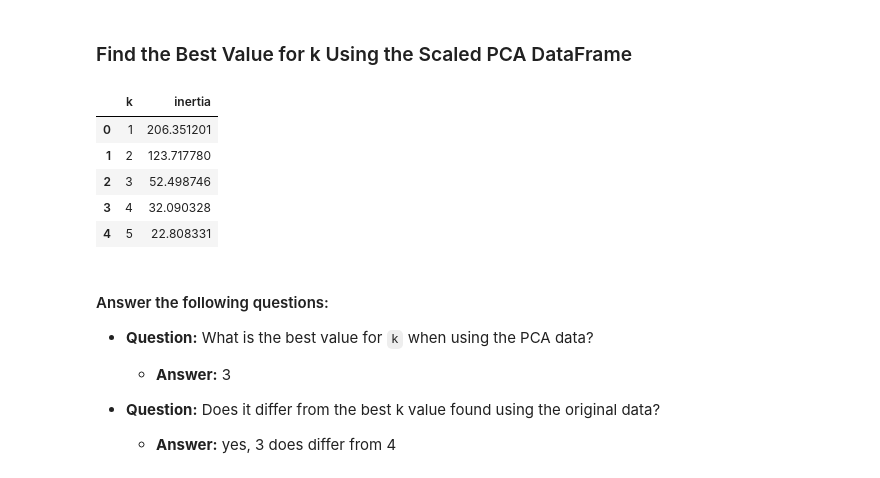
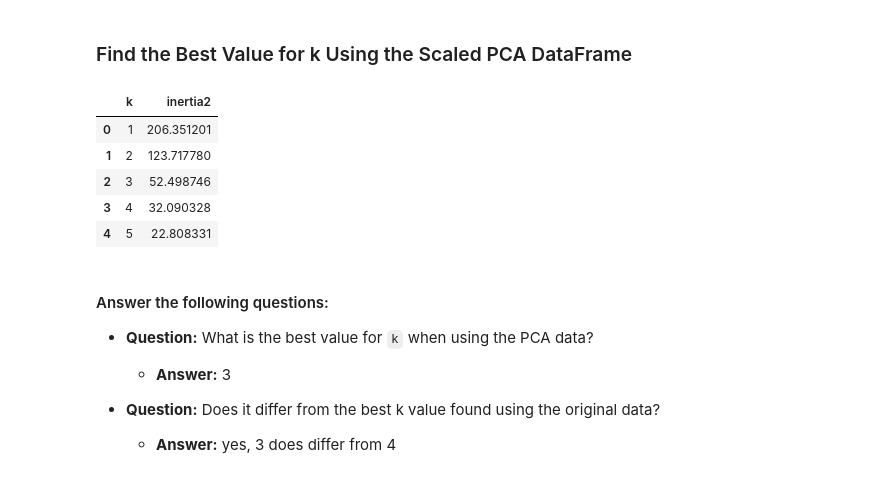
Before and after one commit to PatriciaDaher/CryptoClustering, a Jupyter notebook: Crypto_Clustering.ipynb, the cells around one changed output. Drawn from its saved outputs; the diff is of its cells as text; code cells hidden in the pictures.

```diff
--- a/Crypto_Clustering.ipynb
+++ b/Crypto_Clustering.ipynb
@@ -258,7 +256,7 @@ market_pca_df.head(5)
 k = list(range(1, 11))
 # %%
 # Create an empty list to store the inertia values
-inertia =[]
+inertia2 =[]
 
 # Create a for loop to compute the inertia with each possible value of k
 # Inside the loop:
@@ -268,18 +266,18 @@ inertia =[]
 for i in k:
     k_model=KMeans(n_clusters=i, random_state=7)
     k_model.fit(market_pca_df)
-    inertia.append(k_model.inertia_)
+    inertia2.append(k_model.inertia_)
 # %%
 # Create a dictionary with the data to plot the Elbow curve
-elbow_data_pca = {"k": k, "inertia": inertia}
+elbow_data_pca = {"k": k, "inertia2": inertia2}
 
 # Create a DataFrame with the data to plot the Elbow curve
 df_elbow_pca = pd.DataFrame(elbow_data_pca)
 
 # Display coordinates
 df_elbow_pca.head(5)
 # %% [output]
-|  | k | inertia |
+|  | k | inertia2 |
 | 0 | 1 | 206.351201 |
 | 1 | 2 | 123.717780 |
 | 2 | 3 | 52.498746 |
```
Also changed, not shown: parts of 4 cells of this notebook.
